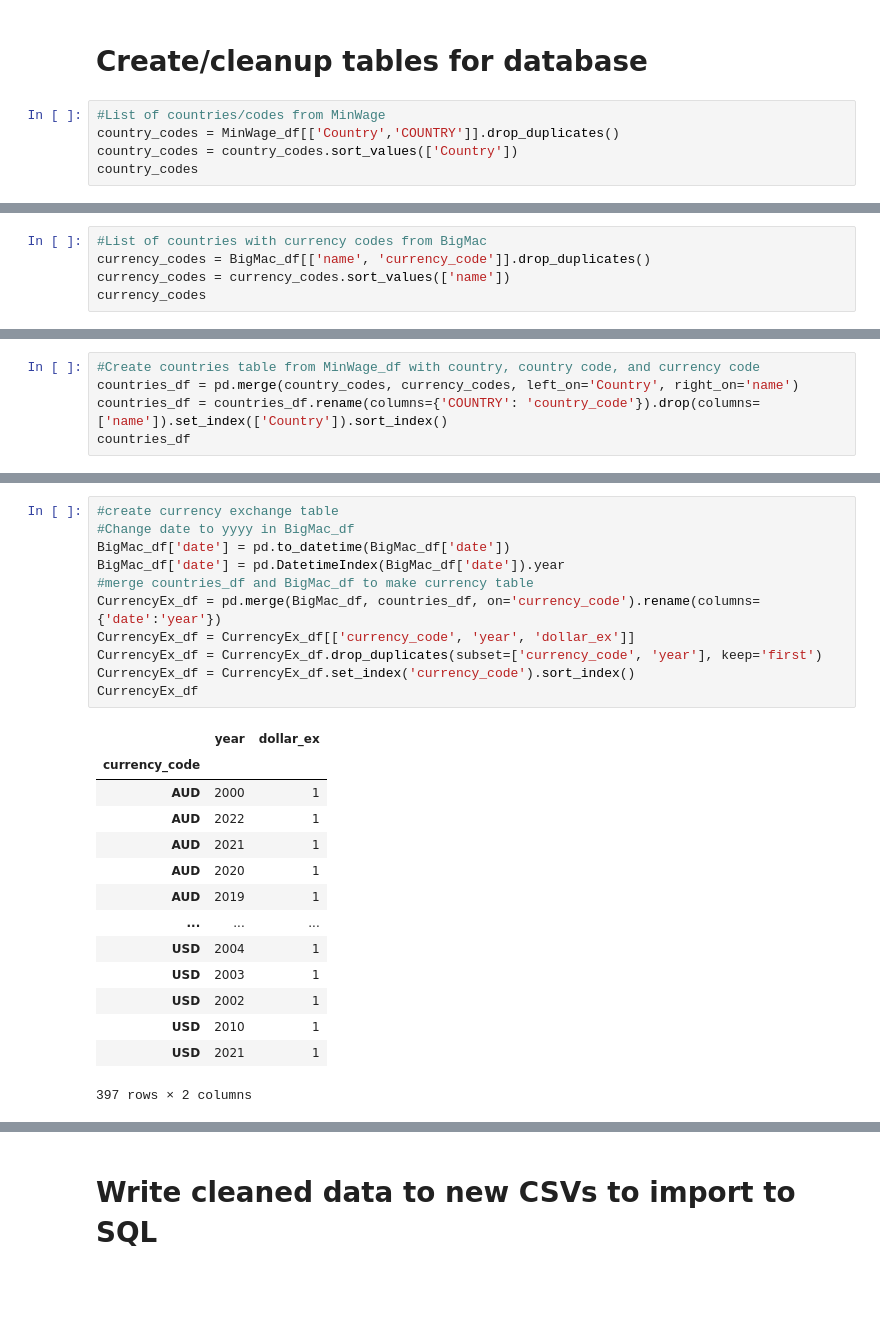
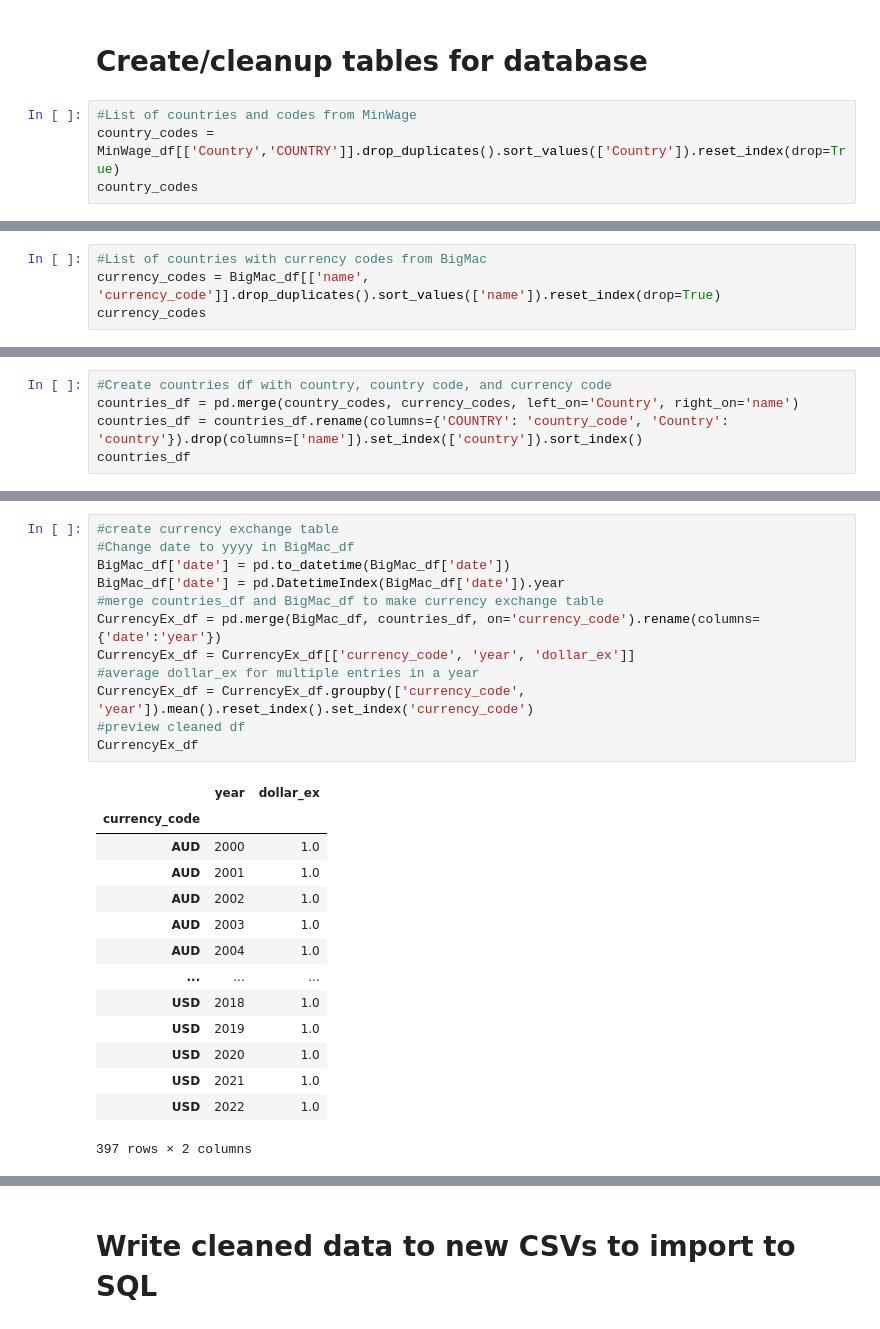
Before and after one commit to LindseyWol/Project2, a Jupyter notebook: cleanup.ipynb, the cells around one changed output, grey strips where cells are left out. Drawn from its saved outputs; the diff is of its cells as text; blank space fills up the shorter version.

```diff
--- a/cleanup.ipynb
+++ b/cleanup.ipynb
@@ -60,9 +71,8 @@ AvgIncome_df.head()
 # %% [markdown]
 # Create/cleanup tables for database
 # %%
-#List of countries/codes from MinWage
-country_codes = MinWage_df[['Country','COUNTRY']].drop_duplicates()
-country_codes = country_codes.sort_values(['Country'])
+#List of countries and codes from MinWage
+country_codes = MinWage_df[['Country','COUNTRY']].drop_duplicates().sort_values(['Country']).reset_index(drop=True)
 country_codes
 # %% [output]
 |  | Country | COUNTRY |
@@ -85,7 +95,6 @@ country_codes
 # %%
 #List of countries with currency codes from BigMac
-currency_codes = BigMac_df[['name', 'currency_code']].drop_duplicates()
-currency_codes = currency_codes.sort_values(['name'])
+currency_codes = BigMac_df[['name', 'currency_code']].drop_duplicates().sort_values(['name']).reset_index(drop=True)
 currency_codes
 # %% [output]
 |  | name | currency_code |
@@ -115,8 +124,8 @@ True
 country_codes = country_codes.replace(['Korea', 'Türkiye', 'Russian Federation'], ['South Korea', 'Turkey', 'Russia'])
 # %%
-#Create countries table from MinWage_df with country, country code, and currency code
+#Create countries df with country, country code, and currency code
 countries_df = pd.merge(country_codes, currency_codes, left_on='Country', right_on='name')
-countries_df = countries_df.rename(columns={'COUNTRY': 'country_code'}).drop(columns=['name']).set_index(['Country']).sort_index()
+countries_df = countries_df.rename(columns={'COUNTRY': 'country_code', 'Country': 'country'}).drop(columns=['name']).set_index(['country']).sort_index()
 countries_df
 # %% [output]
 |  | country_code | currency_code |
@@ -140,26 +149,27 @@ countries_df
 # %%
 #create currency exchange table
 #Change date to yyyy in BigMac_df
 BigMac_df['date'] = pd.to_datetime(BigMac_df['date'])
 BigMac_df['date'] = pd.DatetimeIndex(BigMac_df['date']).year
-#merge countries_df and BigMac_df to make currency table
+#merge countries_df and BigMac_df to make currency exchange table
 CurrencyEx_df = pd.merge(BigMac_df, countries_df, on='currency_code').rename(columns={'date':'year'})
 CurrencyEx_df = CurrencyEx_df[['currency_code', 'year', 'dollar_ex']]
-CurrencyEx_df = CurrencyEx_df.drop_duplicates(subset=['currency_code', 'year'], keep='first')
-CurrencyEx_df = CurrencyEx_df.set_index('currency_code').sort_index()
+#average dollar_ex for multiple entries in a year
+CurrencyEx_df = CurrencyEx_df.groupby(['currency_code', 'year']).mean().reset_index().set_index('currency_code')
+#preview cleaned df
 CurrencyEx_df
 # %% [output]
 |  | year | dollar_ex |
 | currency_code |  |  |
-| AUD | 2000 | 1 |
-| AUD | 2022 | 1 |
-| AUD | 2021 | 1 |
-| AUD | 2020 | 1 |
-| AUD | 2019 | 1 |
+| AUD | 2000 | 1.0 |
+| AUD | 2001 | 1.0 |
+| AUD | 2002 | 1.0 |
+| AUD | 2003 | 1.0 |
+| AUD | 2004 | 1.0 |
 | ... | ... | ... |
-| USD | 2004 | 1 |
-| USD | 2003 | 1 |
-| USD | 2002 | 1 |
-| USD | 2010 | 1 |
-| USD | 2021 | 1 |
+| USD | 2018 | 1.0 |
+| USD | 2019 | 1.0 |
+| USD | 2020 | 1.0 |
+| USD | 2021 | 1.0 |
+| USD | 2022 | 1.0 |
 397 rows × 2 columns
```
Also changed, not shown: parts of 15 cells of this notebook.
